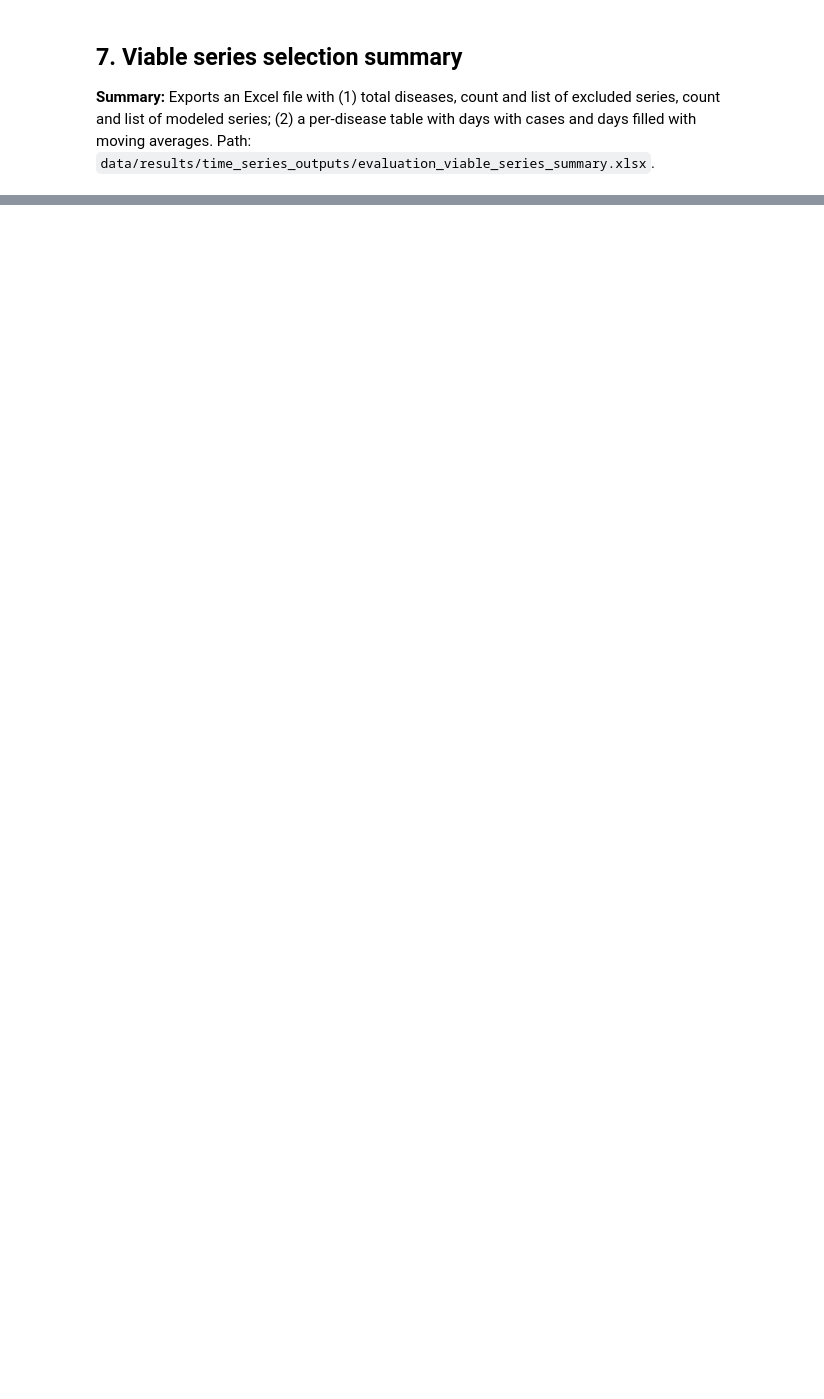
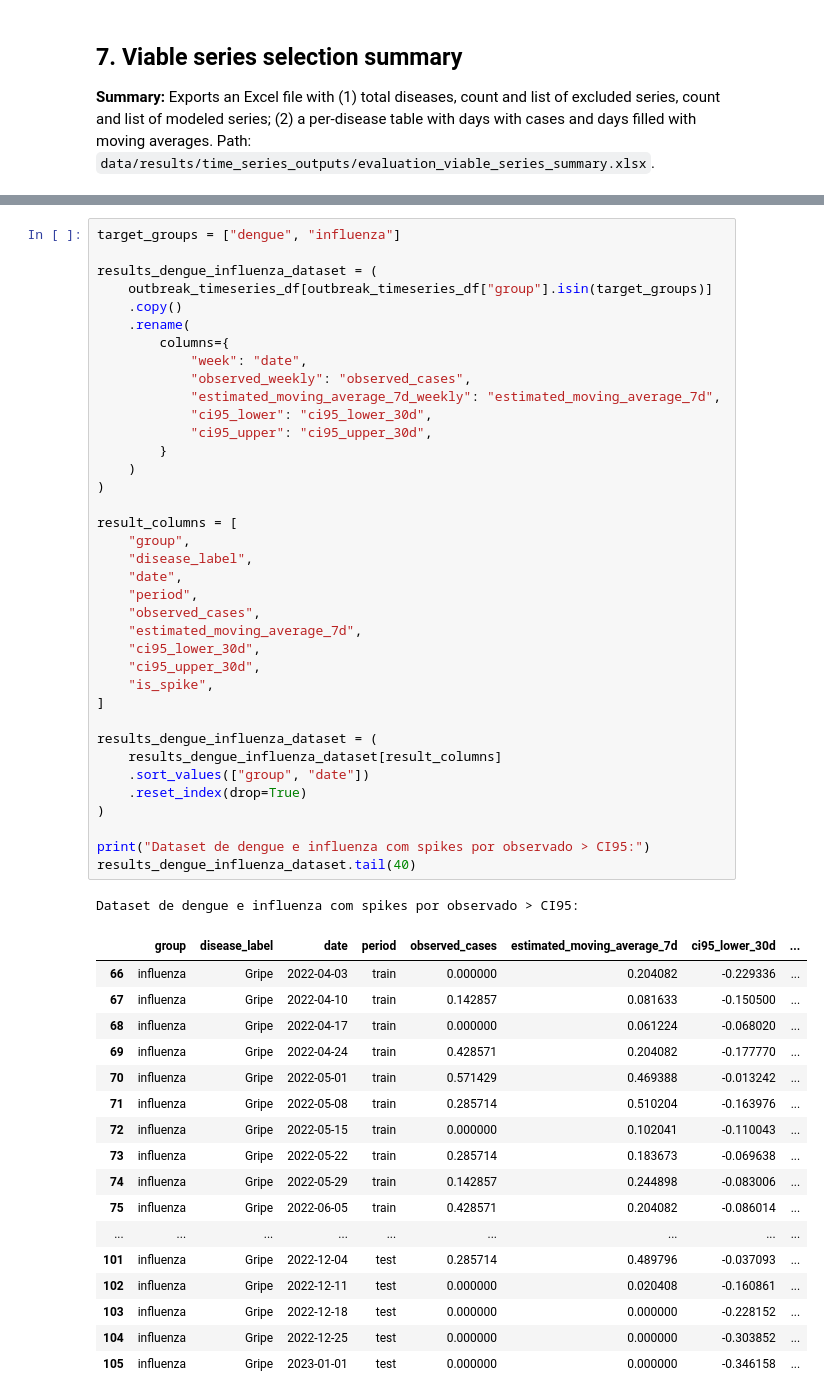
Before and after one commit to daniellybx/projeto_proepi_gds_datascience, a Jupyter notebook: notebooks/04_time_series_analysis.ipynb, the cells around one changed output, grey strips where cells are left out. Drawn from its saved outputs; the diff is of its cells as text; blank space fills up the shorter version.

```diff
--- a/notebooks/04_time_series_analysis.ipynb
+++ b/notebooks/04_time_series_analysis.ipynb
@@ -471,0 +633,56 @@ summary_outbreak
+# %%
+target_groups = ["dengue", "influenza"]
+
+results_dengue_influenza_dataset = (
+    outbreak_timeseries_df[outbreak_timeseries_df["group"].isin(target_groups)]
+    .copy()
+    .rename(
+        columns={
+            "week": "date",
+            "observed_weekly": "observed_cases",
+            "estimated_moving_average_7d_weekly": "estimated_moving_average_7d",
+            "ci95_lower": "ci95_lower_30d",
+            "ci95_upper": "ci95_upper_30d",
+        }
+    )
+)
+
+result_columns = [
+    "group",
+    "disease_label",
+    "date",
+    "period",
+    "observed_cases",
+    "estimated_moving_average_7d",
+    "ci95_lower_30d",
+    "ci95_upper_30d",
+    "is_spike",
+]
+
+results_dengue_influenza_dataset = (
+    results_dengue_influenza_dataset[result_columns]
+    .sort_values(["group", "date"])
+    .reset_index(drop=True)
+)
+
+print("Dataset de dengue e influenza com spikes por observado > CI95:")
+results_dengue_influenza_dataset.tail(40)
+# %% [output]
+Dataset de dengue e influenza com spikes por observado > CI95:
+|  | group | disease_label | date | period | observed_cases | estimated_moving_average_7d | ci95_lower_30d | ... |
+| 66 | influenza | Gripe | 2022-04-03 | train | 0.000000 | 0.204082 | -0.229336 | ... |
+| 67 | influenza | Gripe | 2022-04-10 | train | 0.142857 | 0.081633 | -0.150500 | ... |
+| 68 | influenza | Gripe | 2022-04-17 | train | 0.000000 | 0.061224 | -0.068020 | ... |
+| 69 | influenza | Gripe | 2022-04-24 | train | 0.428571 | 0.204082 | -0.177770 | ... |
+| 70 | influenza | Gripe | 2022-05-01 | train | 0.571429 | 0.469388 | -0.013242 | ... |
+| 71 | influenza | Gripe | 2022-05-08 | train | 0.285714 | 0.510204 | -0.163976 | ... |
+| 72 | influenza | Gripe | 2022-05-15 | train | 0.000000 | 0.102041 | -0.110043 | ... |
+| 73 | influenza | Gripe | 2022-05-22 | train | 0.285714 | 0.183673 | -0.069638 | ... |
+| 74 | influenza | Gripe | 2022-05-29 | train | 0.142857 | 0.244898 | -0.083006 | ... |
+| 75 | influenza | Gripe | 2022-06-05 | train | 0.428571 | 0.204082 | -0.086014 | ... |
+| ... | ... | ... | ... | ... | ... | ... | ... | ... |
+| 101 | influenza | Gripe | 2022-12-04 | test | 0.285714 | 0.489796 | -0.037093 | ... |
+| 102 | influenza | Gripe | 2022-12-11 | test | 0.000000 | 0.020408 | -0.160861 | ... |
+| 103 | influenza | Gripe | 2022-12-18 | test | 0.000000 | 0.000000 | -0.228152 | ... |
+| 104 | influenza | Gripe | 2022-12-25 | test | 0.000000 | 0.000000 | -0.303852 | ... |
+| 105 | influenza | Gripe | 2023-01-01 | test | 0.000000 | 0.000000 | -0.346158 | ... |
```
Also changed, not shown: parts of 12 cells of this notebook, 14 other files.
